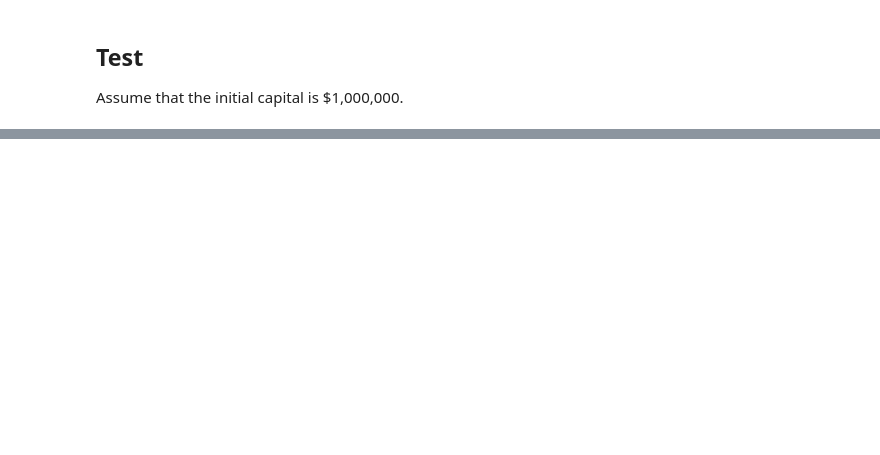
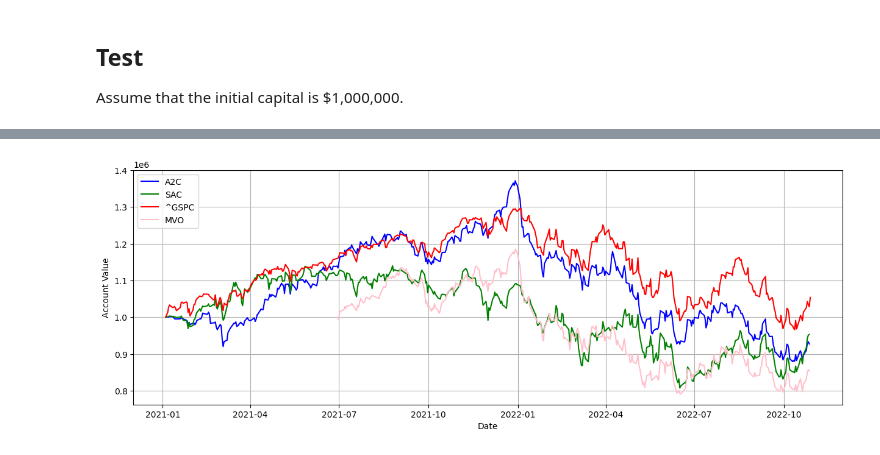
Before and after one commit to eshikapathak/Portfolio-Optimization-RL, a Jupyter notebook: New RC/final_notebook.ipynb, the cells around one changed output, grey strips where cells are left out. Saved outputs shown, nothing was run; the diff lists cells and outputs as text; code cells hidden in the pictures; blank space fills up the shorter version.

```diff
--- a/New RC/final_notebook.ipynb
+++ b/New RC/final_notebook.ipynb
@@ -195,6 +223,7 @@ MVO_result = mvo_opt(mvo_df, stock_dimension)
 MVO_result = MVO_result.reset_index()
 # Rename the new column if it doesn't automatically name it 'date'
 MVO_result.rename(columns={'index': 'date'}, inplace=True)
+MVO_result['date'] = pd.to_datetime(MVO_result['date'])
 # %% [markdown]
 ## Environment for Training
 # %%
@@ -471,34 +587,36 @@ fig, ax1 = plt.subplots()
 # Plot each dataset if it is not None
 if df_account_value_a2c is not None:
     df_account_value_a2c[df_account_value_a2c.columns[0]] = pd.to_datetime(df_account_value_a2c[df_account_value_a2c.columns[0]])
     ax1.plot(df_account_value_a2c[df_account_value_a2c.columns[0]], df_account_value_a2c[df_account_value_a2c.columns[1]], label='A2C', color='blue')
 
 if df_account_value_ddpg is not None:
     df_account_value_ddpg[df_account_value_ddpg.columns[0]] = pd.to_datetime(df_account_value_ddpg[df_account_value_ddpg.columns[0]])
     ax1.plot(df_account_value_ddpg[df_account_value_ddpg.columns[0]], df_account_value_ddpg[df_account_value_ddpg.columns[1]], label='DDPG', color='orange')
 
 if df_account_value_ppo is not None:
     df_account_value_ppo[df_account_value_ppo.columns[0]] = pd.to_datetime(df_account_value_ppo[df_account_value_ppo.columns[0]])
     ax1.plot(df_account_value_ppo[df_account_value_ppo.columns[0]], df_account_value_ppo[df_account_value_ppo.columns[1]], label='PPO', color='purple')
 
 if df_account_value_td3 is not None:
     df_account_value_td3[df_account_value_td3.columns[0]] = pd.to_datetime(df_account_value_td3[df_account_value_td3.columns[0]])
     ax1.plot(df_account_value_td3[df_account_value_td3.columns[0]], df_account_value_td3[df_account_value_td3.columns[1]], label='TD3', color='black')
 
 if df_account_value_sac is not None:
     df_account_value_sac[df_account_value_sac.columns[0]] = pd.to_datetime(df_account_value_sac[df_account_value_sac.columns[0]])
     ax1.plot(df_account_value_sac[df_account_value_sac.columns[0]], df_account_value_sac[df_account_value_sac.columns[1]], label='SAC', color='green')
 
 ax1.plot(df_dji.index, df_dji['account_value'], label=f'{index[0]}', color='red')
-ax1.plot(MVO_result['date'], MVO_result['Mean Var'], label=f'{MVO}', color='pink')
+ax1.plot(MVO_result['date'], MVO_result['Mean Var'], label='MVO', color='pink')
 
 # Setting labels and titles
 ax1.set_xlabel('Date')
 ax1.set_ylabel('Account Value')
 ax1.legend(loc='upper left')
 ax1.grid(True)
 
 plt.show()
+# %% [output]
+[figure, added]
 # %%
 def calculate_rolling_risk(df, column_name='account_value', window=3):
     df['daily_return'] = df[column_name].pct_change()
```
Also changed, not shown: parts of 14 cells of this notebook.
